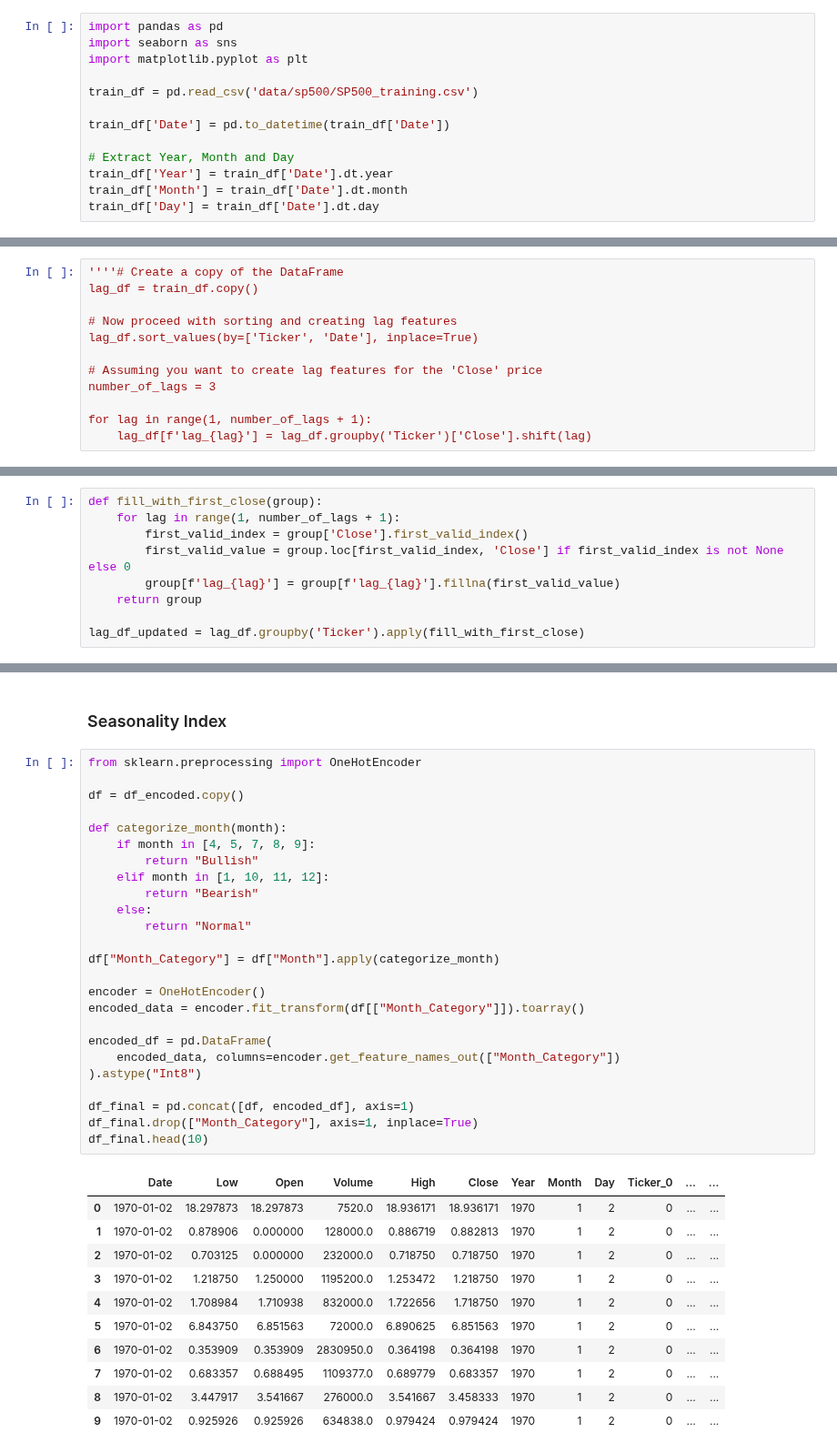
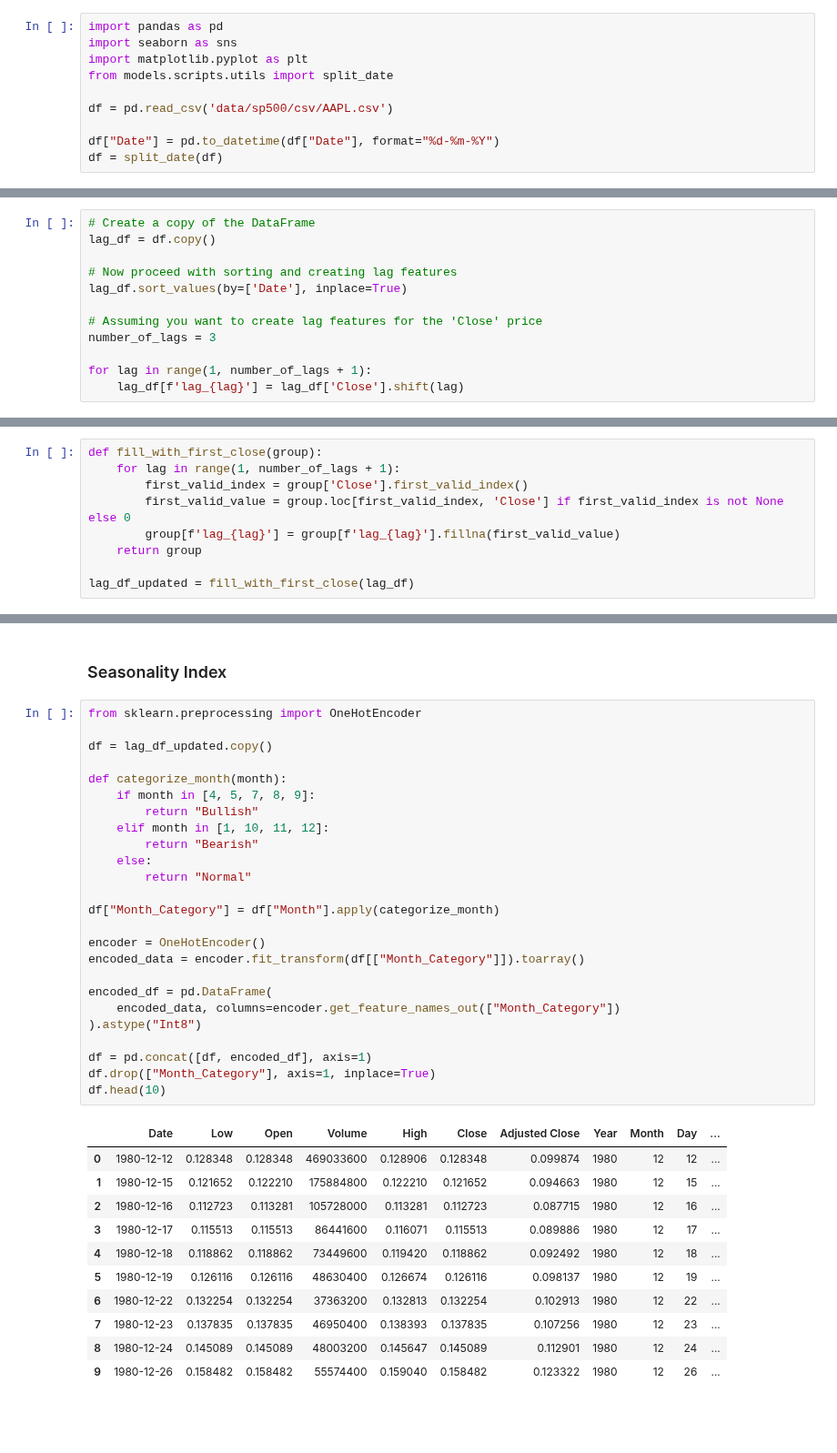
Before and after one commit to nicola-cecere/Stock_Market_TS_Prediction, a Jupyter notebook: featureEngineering.ipynb, the cells around one changed output, grey strips where cells are left out. Shown at 91% size. Cells and saved outputs as stored; diff of their text form; blank space fills up the shorter version.

```diff
--- a/featureEngineering.ipynb
+++ b/featureEngineering.ipynb
@@ -2,13 +2,10 @@
 import pandas as pd
 import seaborn as sns
 import matplotlib.pyplot as plt
+from models.scripts.utils import split_date
 
-train_df = pd.read_csv('data/sp500/SP500_training.csv')
+df = pd.read_csv('data/sp500/csv/AAPL.csv')
 
-train_df['Date'] = pd.to_datetime(train_df['Date'])
-
-# Extract Year, Month and Day
-train_df['Year'] = train_df['Date'].dt.year
-train_df['Month'] = train_df['Date'].dt.month
-train_df['Day'] = train_df['Date'].dt.day
+df["Date"] = pd.to_datetime(df["Date"], format="%d-%m-%Y")
+df = split_date(df)
 # %%
@@ -196,16 +254,16 @@ for freq, period in zip(significant_freqs, significant_periods):
 # %% [markdown]
 ### Lag Features
 # %%
-''''# Create a copy of the DataFrame
-lag_df = train_df.copy()
+# Create a copy of the DataFrame
+lag_df = df.copy()
 
 # Now proceed with sorting and creating lag features
-lag_df.sort_values(by=['Ticker', 'Date'], inplace=True)
+lag_df.sort_values(by=['Date'], inplace=True)
 
 # Assuming you want to create lag features for the 'Close' price
 number_of_lags = 3
 
 for lag in range(1, number_of_lags + 1):
-    lag_df[f'lag_{lag}'] = lag_df.groupby('Ticker')['Close'].shift(lag)
+    lag_df[f'lag_{lag}'] = lag_df['Close'].shift(lag)
 # %%
 lag_df.head()
@@ -217,6 +282,6 @@ def fill_with_first_close(group):
         group[f'lag_{lag}'] = group[f'lag_{lag}'].fillna(first_valid_value)
     return group
 
-lag_df_updated = lag_df.groupby('Ticker').apply(fill_with_first_close)
+lag_df_updated = fill_with_first_close(lag_df)
 # %%
 lag_df_updated.head()
@@ -278,37 +297,37 @@ df_encoded
 # %%
 from sklearn.preprocessing import OneHotEncoder
 
-df = df_encoded.copy()
+df = lag_df_updated.copy()
 
 def categorize_month(month):
     if month in [4, 5, 7, 8, 9]:
         return "Bullish"
     elif month in [1, 10, 11, 12]:
         return "Bearish"
     else:
         return "Normal"
 
 df["Month_Category"] = df["Month"].apply(categorize_month)
 
 encoder = OneHotEncoder()
 encoded_data = encoder.fit_transform(df[["Month_Category"]]).toarray()
 
 encoded_df = pd.DataFrame(
     encoded_data, columns=encoder.get_feature_names_out(["Month_Category"])
 ).astype("Int8")
 
-df_final = pd.concat([df, encoded_df], axis=1)
-df_final.drop(["Month_Category"], axis=1, inplace=True)
-df_final.head(10)
+df = pd.concat([df, encoded_df], axis=1)
+df.drop(["Month_Category"], axis=1, inplace=True)
+df.head(10)
 # %% [output]
-|  | Date | Low | Open | Volume | High | Close | Year | Month | Day | Ticker_0 | ... | ... |
-| 0 | 1970-01-02 | 18.297873 | 18.297873 | 7520.0 | 18.936171 | 18.936171 | 1970 | 1 | 2 | 0 | ... | ... |
-| 1 | 1970-01-02 | 0.878906 | 0.000000 | 128000.0 | 0.886719 | 0.882813 | 1970 | 1 | 2 | 0 | ... | ... |
-| 2 | 1970-01-02 | 0.703125 | 0.000000 | 232000.0 | 0.718750 | 0.718750 | 1970 | 1 | 2 | 0 | ... | ... |
-| 3 | 1970-01-02 | 1.218750 | 1.250000 | 1195200.0 | 1.253472 | 1.218750 | 1970 | 1 | 2 | 0 | ... | ... |
-| 4 | 1970-01-02 | 1.708984 | 1.710938 | 832000.0 | 1.722656 | 1.718750 | 1970 | 1 | 2 | 0 | ... | ... |
-| 5 | 1970-01-02 | 6.843750 | 6.851563 | 72000.0 | 6.890625 | 6.851563 | 1970 | 1 | 2 | 0 | ... | ... |
-| 6 | 1970-01-02 | 0.353909 | 0.353909 | 2830950.0 | 0.364198 | 0.364198 | 1970 | 1 | 2 | 0 | ... | ... |
-| 7 | 1970-01-02 | 0.683357 | 0.688495 | 1109377.0 | 0.689779 | 0.683357 | 1970 | 1 | 2 | 0 | ... | ... |
-| 8 | 1970-01-02 | 3.447917 | 3.541667 | 276000.0 | 3.541667 | 3.458333 | 1970 | 1 | 2 | 0 | ... | ... |
-| 9 | 1970-01-02 | 0.925926 | 0.925926 | 634838.0 | 0.979424 | 0.979424 | 1970 | 1 | 2 | 0 | ... | ... |
+|  | Date | Low | Open | Volume | High | Close | Adjusted Close | Year | Month | Day | ... |
+| 0 | 1980-12-12 | 0.128348 | 0.128348 | 469033600 | 0.128906 | 0.128348 | 0.099874 | 1980 | 12 | 12 | ... |
+| 1 | 1980-12-15 | 0.121652 | 0.122210 | 175884800 | 0.122210 | 0.121652 | 0.094663 | 1980 | 12 | 15 | ... |
+| 2 | 1980-12-16 | 0.112723 | 0.113281 | 105728000 | 0.113281 | 0.112723 | 0.087715 | 1980 | 12 | 16 | ... |
+| 3 | 1980-12-17 | 0.115513 | 0.115513 | 86441600 | 0.116071 | 0.115513 | 0.089886 | 1980 | 12 | 17 | ... |
+| 4 | 1980-12-18 | 0.118862 | 0.118862 | 73449600 | 0.119420 | 0.118862 | 0.092492 | 1980 | 12 | 18 | ... |
+| 5 | 1980-12-19 | 0.126116 | 0.126116 | 48630400 | 0.126674 | 0.126116 | 0.098137 | 1980 | 12 | 19 | ... |
+| 6 | 1980-12-22 | 0.132254 | 0.132254 | 37363200 | 0.132813 | 0.132254 | 0.102913 | 1980 | 12 | 22 | ... |
+| 7 | 1980-12-23 | 0.137835 | 0.137835 | 46950400 | 0.138393 | 0.137835 | 0.107256 | 1980 | 12 | 23 | ... |
+| 8 | 1980-12-24 | 0.145089 | 0.145089 | 48003200 | 0.145647 | 0.145089 | 0.112901 | 1980 | 12 | 24 | ... |
+| 9 | 1980-12-26 | 0.158482 | 0.158482 | 55574400 | 0.159040 | 0.158482 | 0.123322 | 1980 | 12 | 26 | ... |
```
Also changed, not shown: parts of 29 cells of this notebook.
